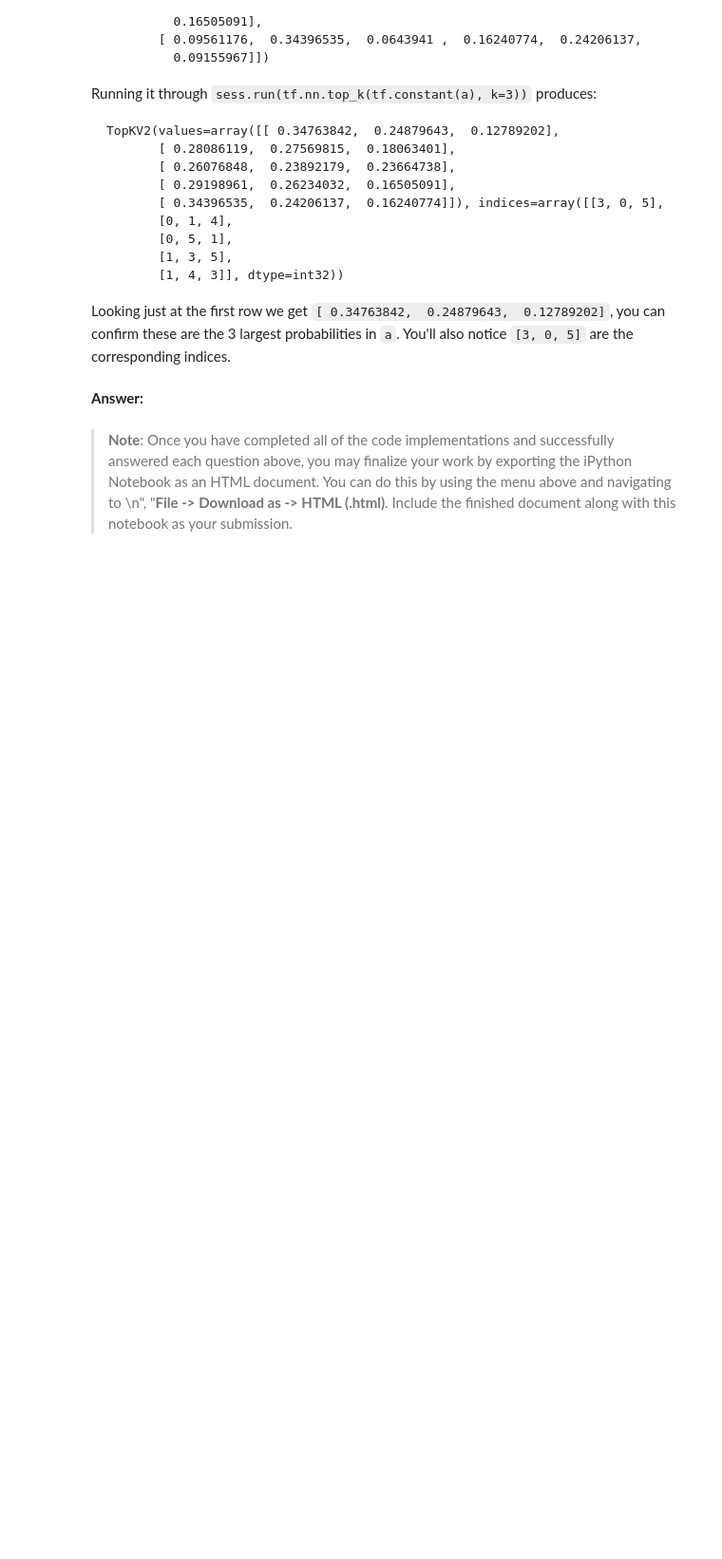
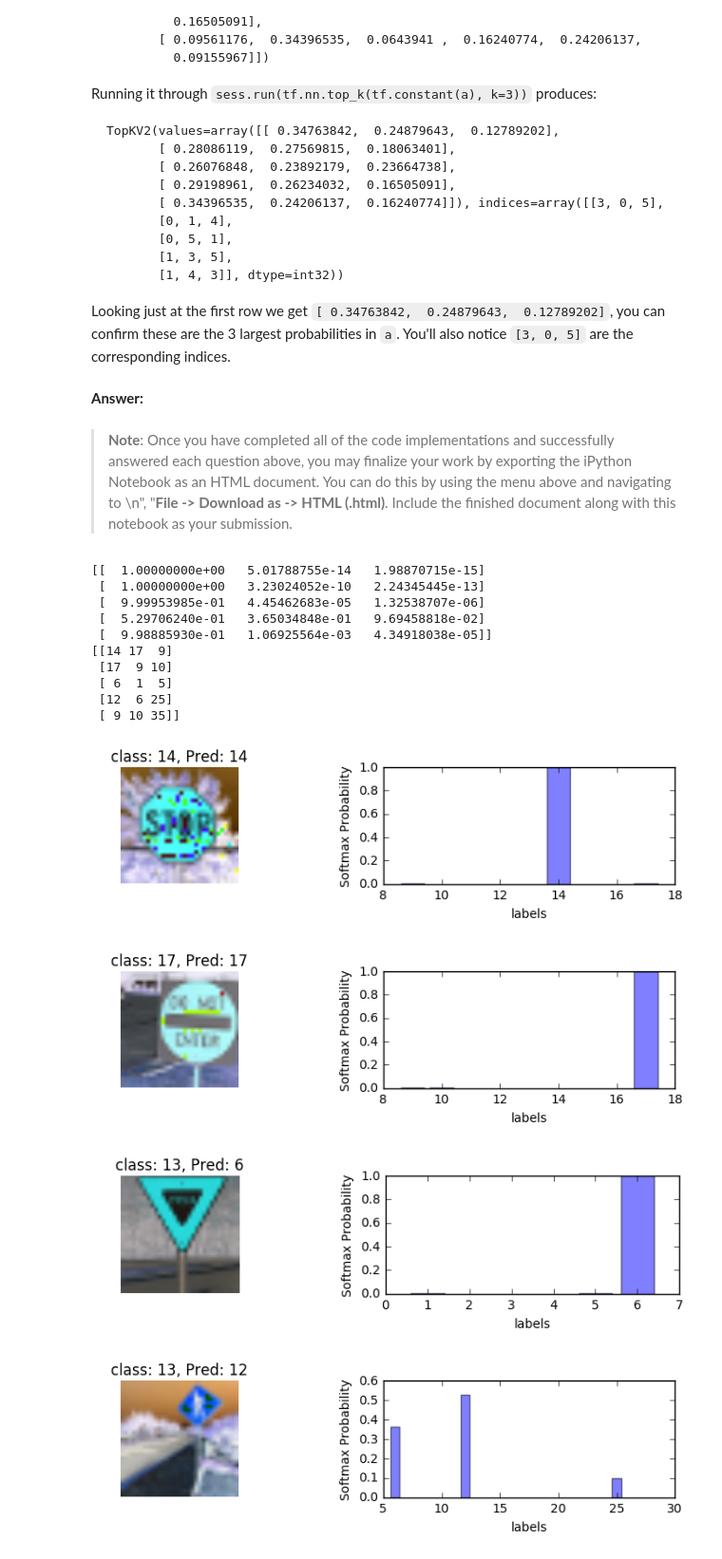
Before and after one commit to sg1705/CarND-Traffic-Sign-Classifier-Project, a Jupyter notebook: Traffic_Sign_Classifier.ipynb, the cells around one changed output. Shown at 95% size. Drawn from its saved outputs; the diff is of its cells as text; code cells hidden in the pictures; blank space fills up the shorter version.

```diff
--- a/Traffic_Sign_Classifier.ipynb
+++ b/Traffic_Sign_Classifier.ipynb
@@ -580,3 +590,51 @@ Looking just at the first row we get `[ 0.34763842,  0.24879643,  0.12789202]`,
 # %% [markdown]
 > **Note**: Once you have completed all of the code implementations and successfully answered each question above, you may finalize your work by exporting the iPython Notebook as an HTML document. You can do this by using the menu above and navigating to  \n",
     "**File -> Download as -> HTML (.html)**. Include the finished document along with this notebook as your submission.
+# %%
+def plot_prob_topk3(images, labels, predictions, topk3):
+
+    indexes = list(range(3))
+    for i in range(0,5):
+        plt.figure(figsize=(50, 20))
+        plt.subplot(10,10,1)
+        plt.axis('off')
+        plt.title('class: {0}, Pred: {1}'.format(labels[i], predictions[i]))
+        plt.imshow(images[i])
+
+        plt.subplot(10,10,2)
+        plt.bar(topk3.indices[i], topk3.values[i], align='center', alpha=0.5)
+        plt.ylabel('Softmax Probability')
+        plt.xlabel('labels')
+        plt.show()
+
+
+with tf.Session() as sess:
+    topk3 = sess.run(tf.nn.top_k(tf.constant(softmax_probabilties), k=3))
+    print(topk3.values)
+    print(topk3.indices)
+    plot_prob_topk3(X_test_images, y_test_images, predictions, topk3)
+#     for i, p in enumerate(topk3.values):
+#         fig, ax = plt.subplots()
+#         ax.bar(np.arange(3), p, 0.3, color='r', align='center')
+#         ax.set_xlabel('labels')
+#         ax.set_ylabel('probability')
+#         ax.set_title("image{} softmax probabilities".format(i+1))
+#         ax.set_xticks(np.arange(3))
+#         ax.set_yticks(np.arange(0, 1.1, .1))
+#         ax.set_xticklabels(topk3.indices[i])
+#         plt.show()
+# %% [output]
+[[  1.00000000e+00   5.01788755e-14   1.98870715e-15]
+ [  1.00000000e+00   3.23024052e-10   2.24345445e-13]
+ [  9.99953985e-01   4.45462683e-05   1.32538707e-06]
+ [  5.29706240e-01   3.65034848e-01   9.69458818e-02]
+ [  9.98885930e-01   1.06925564e-03   4.34918038e-05]]
+[[14 17  9]
+ [17  9 10]
+ [ 6  1  5]
+ [12  6 25]
+ [ 9 10 35]]
+[figure, added]
+[figure, added]
+[figure, added]
+[figure, added]
```
Also changed, not shown: parts of 9 cells of this notebook, 4 other files.
